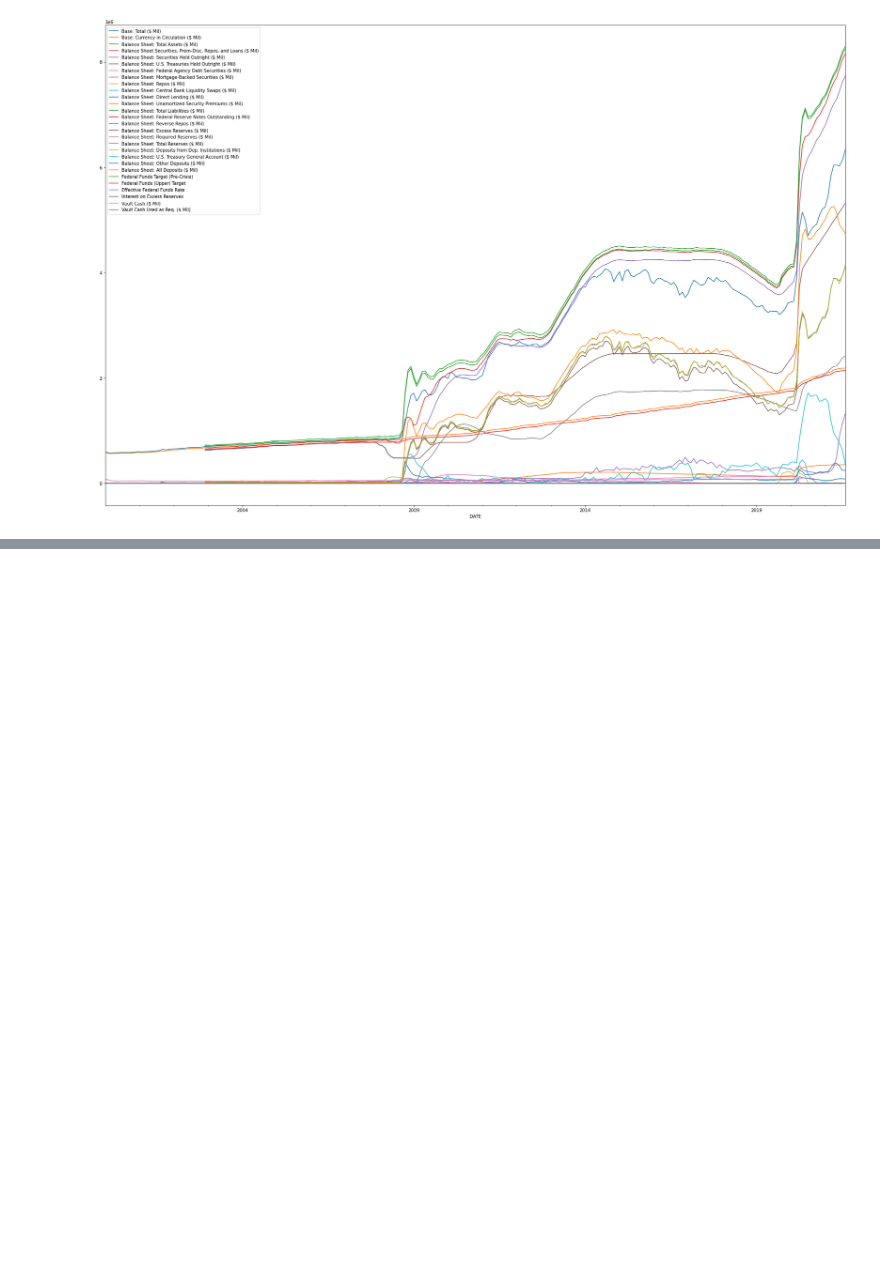
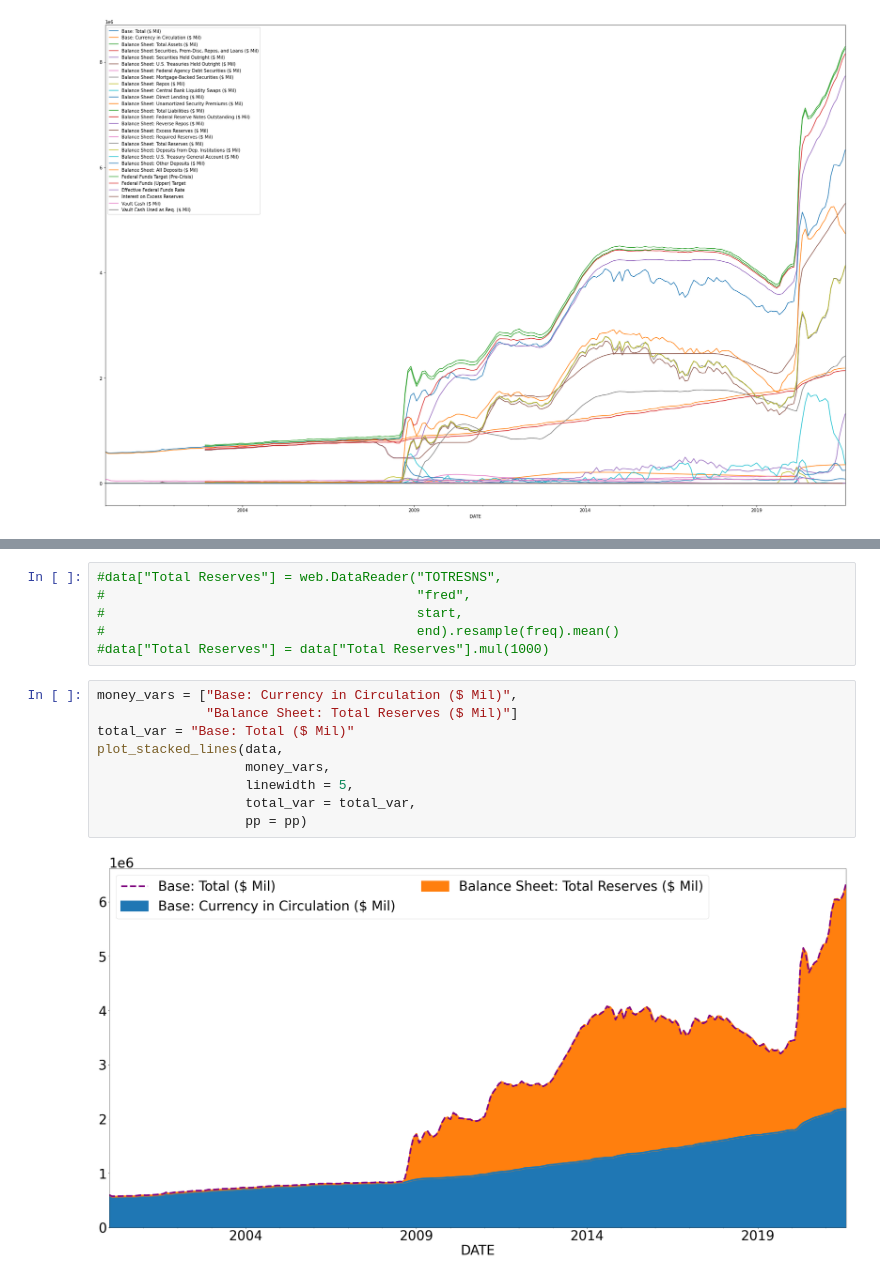
Before and after one commit to jacobradke/jacobradke, a Jupyter notebook: In Class Projects/Project 6 - Visualizing Monetary Policy.ipynb, the cells around one changed output, grey strips where cells are left out. Saved outputs shown, nothing was run; the diff lists cells and outputs as text; blank space fills up the shorter version.

```diff
--- a/In Class Projects/Project 6 - Visualizing Monetary Policy.ipynb
+++ b/In Class Projects/Project 6 - Visualizing Monetary Policy.ipynb
@@ -126,0 +224,17 @@ data.plot(ax = ax);
+# %%
+#data["Total Reserves"] = web.DataReader("TOTRESNS",
+#                                        "fred",
+#                                        start,
+#                                        end).resample(freq).mean()
+#data["Total Reserves"] = data["Total Reserves"].mul(1000)
+# %%
+money_vars = ["Base: Currency in Circulation ($ Mil)",
+              "Balance Sheet: Total Reserves ($ Mil)"]
+total_var = "Base: Total ($ Mil)"
+plot_stacked_lines(data,
+                   money_vars,
+                   linewidth = 5,
+                   total_var = total_var,
+                   pp = pp)
+# %% [output]
+[figure, added]
```
Also changed, not shown: parts of 11 cells of this notebook, 2 other files.
